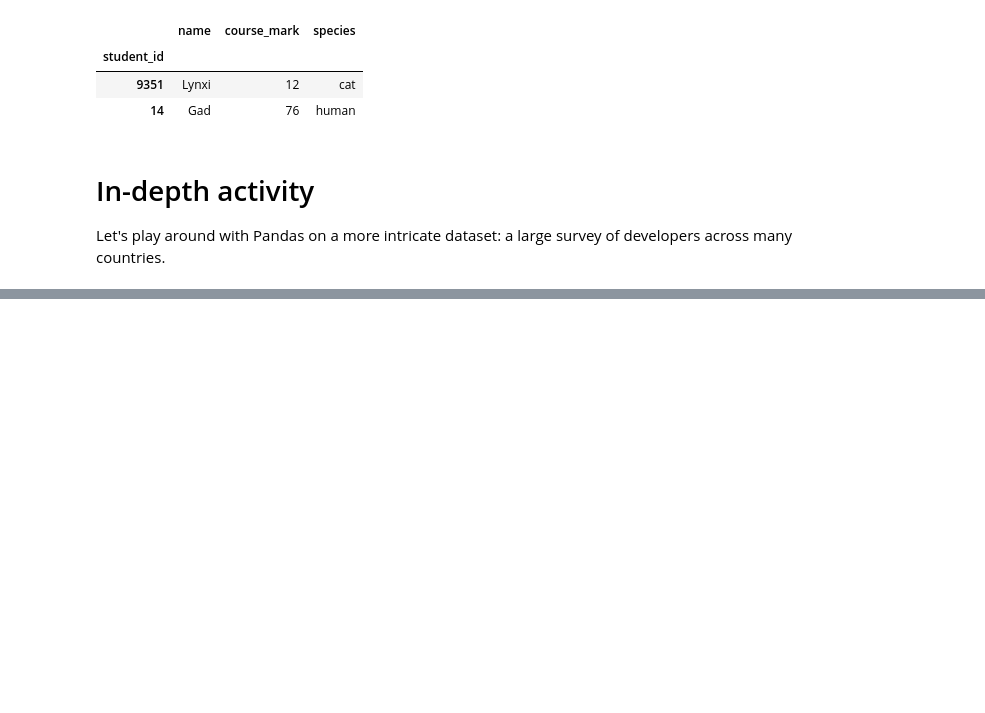
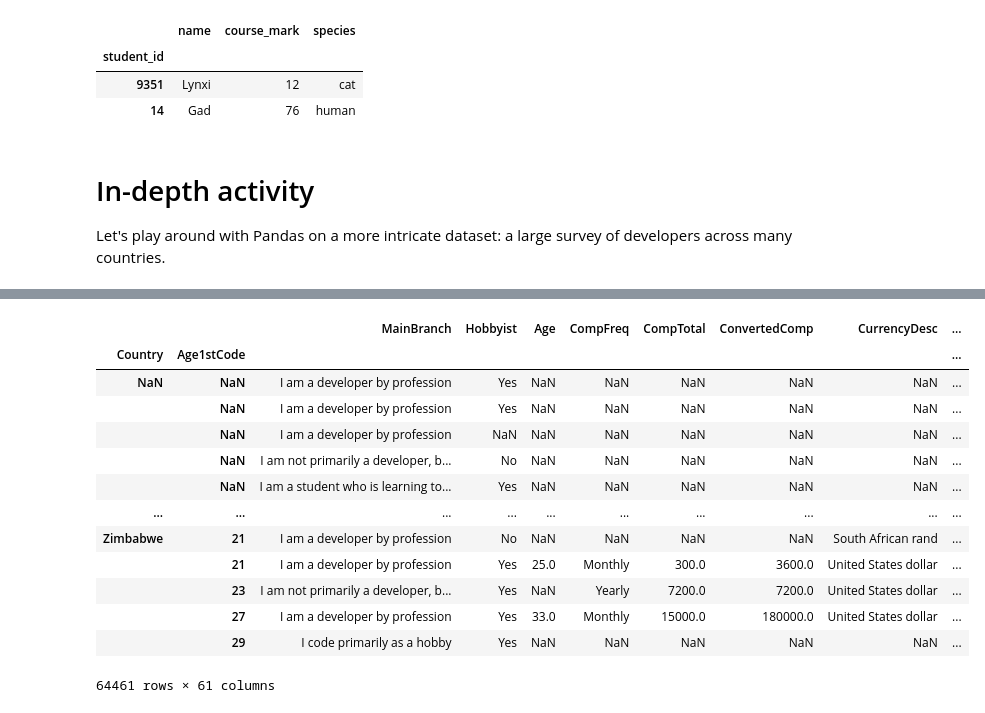
Before and after one commit to EricElmoznino/lighthouse_pandas_tutorial, a Jupyter notebook: pandas_tutorial.ipynb, the cells around one changed output, grey strips where cells are left out. Drawn from its saved outputs; the diff is of its cells as text; code cells hidden in the pictures; blank space fills up the shorter version.

```diff
--- a/pandas_tutorial.ipynb
+++ b/pandas_tutorial.ipynb
@@ -355,0 +520,17 @@ Let's play around with Pandas on a more intricate dataset: a large survey of dev
+# %%
+# We know that we need to group by the WorkerType and take
+# the mean of the Hobbyist values, but what is the mean of Yes/No
+# responses? Clearly, we have to transform these to numberic values.
+
+import numpy as np
+
+# Here, we are creating a new column HobbyistNumeric,
+# setting all its rows where Hobbyist is 'No' to 0,
+# and setting all its rows where Hobbyist is 'Yes' to 1
+response_df['HobbyistNumeric'] = np.nan
+response_df.loc[response_df['Hobbyist'] == 'No', 'HobbyistNumeric'] = 0
+response_df.loc[response_df['Hobbyist'] == 'Yes', 'HobbyistNumeric'] = 1
+response_df.head()
+
+# Alternatively, we could have used another .apply(function) to assign
+# this row based on the values of Hobbyist.
@@ -355,0 +589,3 @@ Let's play around with Pandas on a more intricate dataset: a large survey of dev
+# %%
+response_df_multi_index = response_df.set_index(['Country', 'Age1stCode'])
+response_df_multi_index.head()
@@ -355,0 +601,19 @@ Let's play around with Pandas on a more intricate dataset: a large survey of dev
+# %%
+# Lookups can be more efficient if these indices are sorted
+response_df_multi_index = response_df_multi_index.sort_index(level=[0, 1])    # Sort by country
+response_df_multi_index
+# %% [output]
+|  |  | MainBranch | Hobbyist | Age | CompFreq | CompTotal | ConvertedComp | CurrencyDesc | ... |
+| Country | Age1stCode |  |  |  |  |  |  |  | ... |
+| NaN | NaN | I am a developer by profession | Yes | NaN | NaN | NaN | NaN | NaN | ... |
+|  | NaN | I am a developer by profession | Yes | NaN | NaN | NaN | NaN | NaN | ... |
+|  | NaN | I am a developer by profession | NaN | NaN | NaN | NaN | NaN | NaN | ... |
+|  | NaN | I am not primarily a developer, b... | No | NaN | NaN | NaN | NaN | NaN | ... |
+|  | NaN | I am a student who is learning to... | Yes | NaN | NaN | NaN | NaN | NaN | ... |
+| ... | ... | ... | ... | ... | ... | ... | ... | ... | ... |
+| Zimbabwe | 21 | I am a developer by profession | No | NaN | NaN | NaN | NaN | South African rand | ... |
+|  | 21 | I am a developer by profession | Yes | 25.0 | Monthly | 300.0 | 3600.0 | United States dollar | ... |
+|  | 23 | I am not primarily a developer, b... | Yes | NaN | Yearly | 7200.0 | 7200.0 | United States dollar | ... |
+|  | 27 | I am a developer by profession | Yes | 33.0 | Monthly | 15000.0 | 180000.0 | United States dollar | ... |
+|  | 29 | I code primarily as a hobby | Yes | NaN | NaN | NaN | NaN | NaN | ... |
+64461 rows × 61 columns
```
Also changed, not shown: parts of 24 cells of this notebook.
